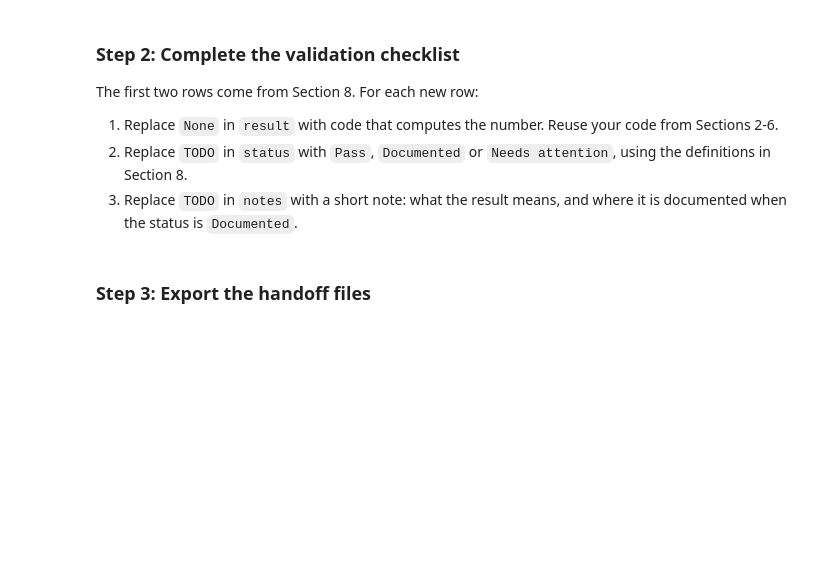
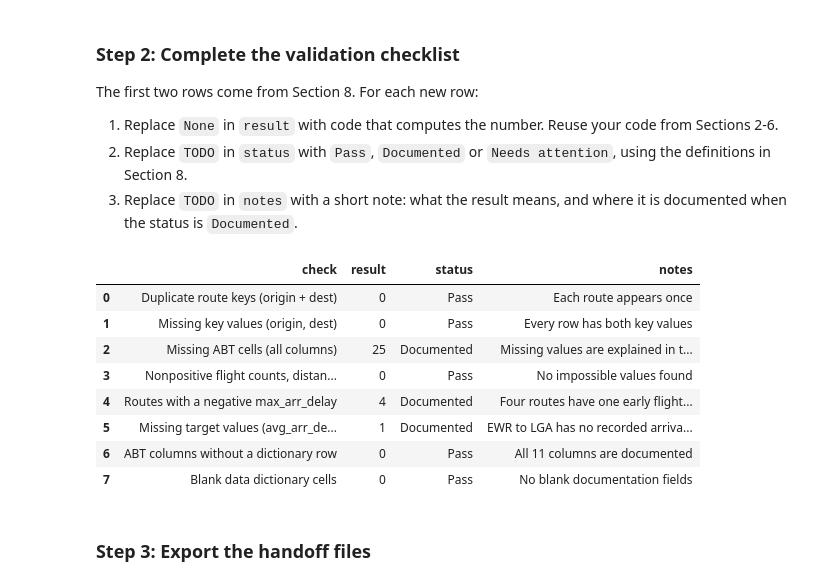
Before and after one commit to aaieza-charania/BAN6003-Module11-ABT-Documentation, a Jupyter notebook: notebooks/module11_abt_documentation_guided_lab.ipynb, the cells around one changed output. Drawn from its saved outputs; the diff is of its cells as text; code cells hidden in the pictures; blank space fills up the shorter version.

Commit message:
Complete Module 11 ABT documentation lab

```diff
--- a/notebooks/module11_abt_documentation_guided_lab.ipynb
+++ b/notebooks/module11_abt_documentation_guided_lab.ipynb
@@ -526,21 +698,31 @@ The first two rows come from Section 8. For each new row:
 # %%
 # Offline Assignment, step 2 - complete the validation checklist.
 # Hints:
 # - Missing ABT cells: .isna().sum().sum() on route_abt.
 # - Nonpositive values: add up the three Boolean checks from Section 4.
 # - Negative max_arr_delay: the condition from Your Turn 3, then .sum().
 # - ABT columns without a dictionary row: compare route_abt.columns with data_dictionary["column_name"].
 # - Blank dictionary cells: select doc_fields, .fillna(""), strip whitespace, compare to "", then sum twice.
 validation_checklist = pd.DataFrame(checklist_rows + [
-    {"check": "Missing ABT cells (all columns)", "result": None, "status": "TODO", "notes": "TODO"},
-    {"check": "Nonpositive flight counts, distances and air times", "result": None, "status": "TODO", "notes": "TODO"},
-    {"check": "Routes with a negative max_arr_delay", "result": None, "status": "TODO", "notes": "TODO"},
-    {"check": "Missing target values (avg_arr_delay)", "result": None, "status": "TODO", "notes": "TODO"},
-    {"check": "ABT columns without a dictionary row", "result": None, "status": "TODO", "notes": "TODO"},
-    {"check": "Blank data dictionary cells", "result": None, "status": "TODO", "notes": "TODO"},
+    {"check":"Missing ABT cells (all columns)","result":route_abt.isna().sum().sum(),"status":"Documented","notes":"Missing values are explained in the data dictionary"},
+    {"check":"Nonpositive flight counts, distances and air times","result":sum(checks.values()),"status":"Pass","notes":"No impossible values found"},
+    {"check":"Routes with a negative max_arr_delay","result":(route_abt["max_arr_delay"]<0).sum(),"status":"Documented","notes":"Four routes have one early flight each"},
+    {"check":"Missing target values (avg_arr_delay)","result":route_abt["avg_arr_delay"].isna().sum(),"status":"Documented","notes":"EWR to LGA has no recorded arrival delay"},
+    {"check":"ABT columns without a dictionary row","result":len(set(route_abt.columns)-set(data_dictionary["column_name"])),"status":"Pass","notes":"All 11 columns are documented"},
+    {"check":"Blank data dictionary cells","result":data_dictionary[doc_fields].fillna("").apply(lambda x:x.str.strip().eq("")).sum().sum(),"status":"Pass","notes":"No blank documentation fields"}
 ])
 
 validation_checklist
+# %% [output]
+|  | check | result | status | notes |
+| 0 | Duplicate route keys (origin + dest) | 0 | Pass | Each route appears once |
+| 1 | Missing key values (origin, dest) | 0 | Pass | Every row has both key values |
+| 2 | Missing ABT cells (all columns) | 25 | Documented | Missing values are explained in t... |
+| 3 | Nonpositive flight counts, distan... | 0 | Pass | No impossible values found |
+| 4 | Routes with a negative max_arr_delay | 4 | Documented | Four routes have one early flight... |
+| 5 | Missing target values (avg_arr_de... | 1 | Documented | EWR to LGA has no recorded arriva... |
+| 6 | ABT columns without a dictionary row | 0 | Pass | All 11 columns are documented |
+| 7 | Blank data dictionary cells | 0 | Pass | No blank documentation fields |
 # %% [markdown]
 ### Step 3: Export the handoff files
 # %%
```
Also changed, not shown: parts of 31 cells of this notebook, 3 other files.
